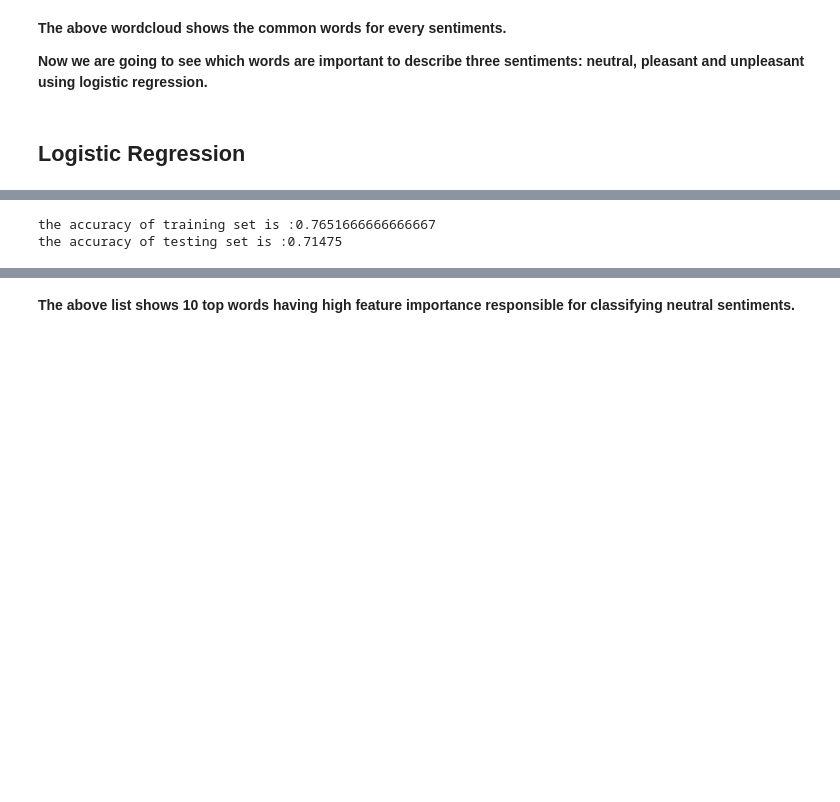
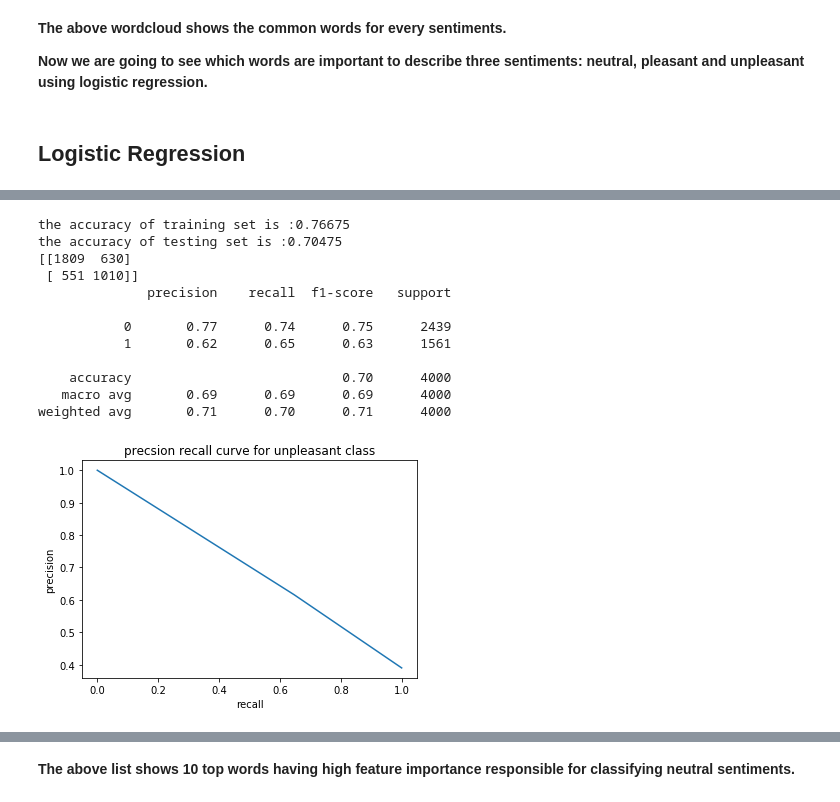
Before and after one commit to bmcclannahan/NLP-Sentiment, a Jupyter notebook: notebooks/sentiment_prediction/SentimentAnalysisForTwitterDataset.ipynb, the cells around one changed output, grey strips where cells are left out. Saved outputs shown, nothing was run; the diff lists cells and outputs as text; code cells hidden in the pictures; blank space fills up the shorter version.

```diff
--- a/notebooks/sentiment_prediction/SentimentAnalysisForTwitterDataset.ipynb
+++ b/notebooks/sentiment_prediction/SentimentAnalysisForTwitterDataset.ipynb
@@ -183,14 +237,35 @@ the accuracy of testing set is :0.77425
 # %%
+modelUnpleasant = load('../models/unpleasantClassifier_twitter.joblib')
 trainPredict3LR = modelUnpleasant.predict(X_train3)
 accuracyLR3train = accuracy_score(y_train3, trainPredict3LR)
 print("the accuracy of training set is :{}".format(accuracyLR3train))
 
 testPredict3LR = modelUnpleasant.predict(X_test3)
 accuracyLR3test = accuracy_score(y_test3, testPredict3LR)
 print("the accuracy of testing set is :{}".format(accuracyLR3test))
+
+print(confusion_matrix(y_test3,testPredict3LR))
+print(classification_report(y_test3,testPredict3LR))
+precision, recall, threshold = precision_recall_curve(y_test3,testPredict3LR)
+plt.plot(recall, precision)
+plt.xlabel('recall')
+plt.ylabel('precision')
+plt.title('precsion recall curve for unpleasant class')
+plt.show()
 # %% [output]
-the accuracy of training set is :0.7651666666666667
-the accuracy of testing set is :0.71475
+the accuracy of training set is :0.76675
+the accuracy of testing set is :0.70475
+[[1809  630]
+ [ 551 1010]]
+              precision    recall  f1-score   support
+
+           0       0.77      0.74      0.75      2439
+           1       0.62      0.65      0.63      1561
+
+    accuracy                           0.70      4000
+   macro avg       0.69      0.69      0.69      4000
+weighted avg       0.71      0.70      0.71      4000
+[figure, added]
 # %%
 neutralEg = {}
 indicesForNeutralEg = np.argsort(-1*modelNeutral.coef_)[:,0:100][0]
```
Also changed, not shown: parts of 22 cells of this notebook, 3 other files.
